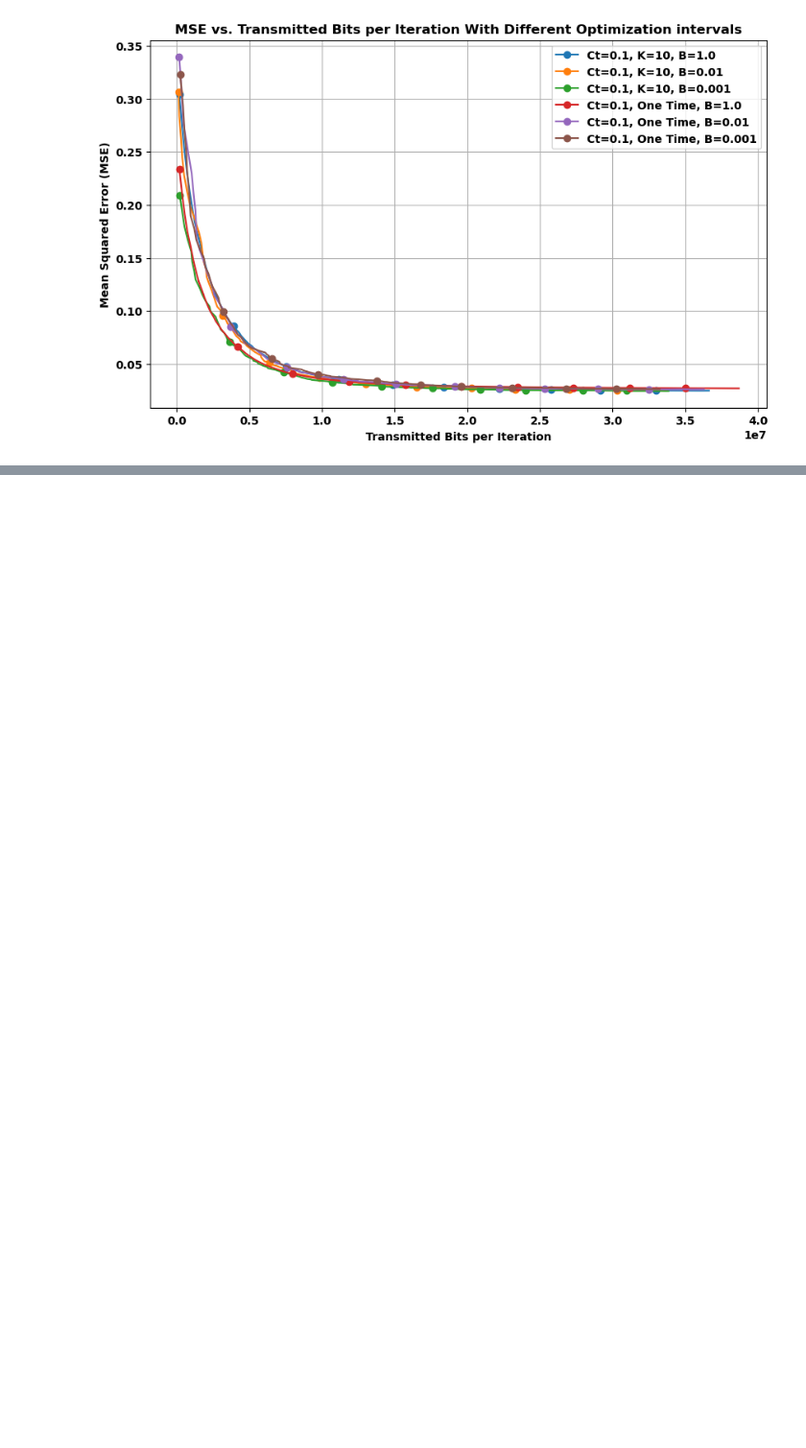
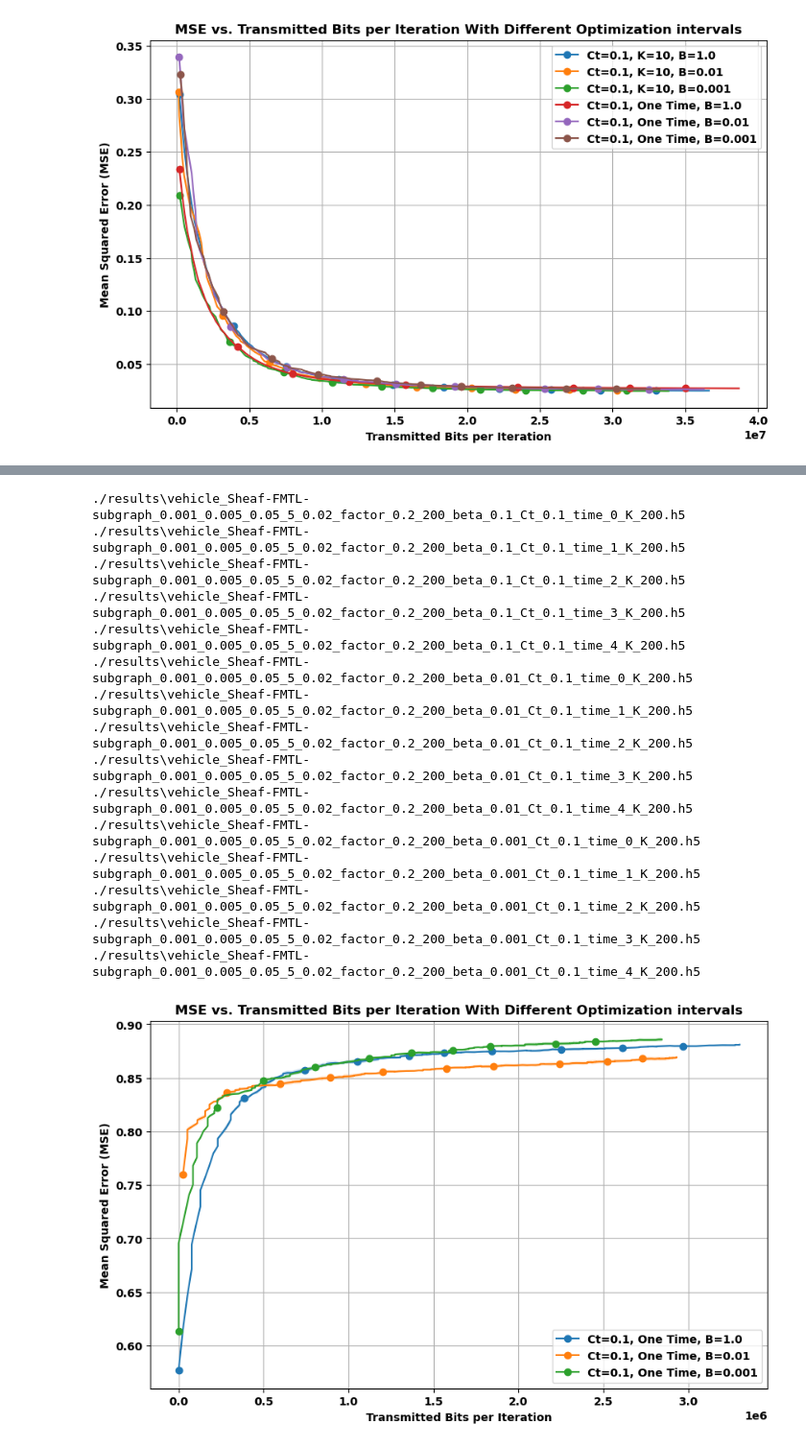
Before and after one commit to abdulmomen-ghalkha/WirelessSheaves, a Jupyter notebook: plots.ipynb, the cells around one changed output, grey strips where cells are left out. Shown at 96% size. Cells and saved outputs as stored; diff of their text form; code cells hidden in the pictures; blank space fills up the shorter version.

Commit message:
Update code, add different model sizes capability

```diff
--- a/plots.ipynb
+++ b/plots.ipynb
@@ -298,0 +320,47 @@ plt.show()
+# %%
+# Define file patterns for different Ct values
+file_patterns = {
+    "Ct=0.1, One Time, B=1.0": "./results/vehicle_Sheaf-FMTL-subgraph_0.001_0.005_0.05_5_0.02_factor_0.2_200_beta_0.1_Ct_0.1_time_*_K_200.h5",
+    "Ct=0.1, One Time, B=0.01": "./results/vehicle_Sheaf-FMTL-subgraph_0.001_0.005_0.05_5_0.02_factor_0.2_200_beta_0.01_Ct_0.1_time_*_K_200.h5",
+    "Ct=0.1, One Time, B=0.001": "./results/vehicle_Sheaf-FMTL-subgraph_0.001_0.005_0.05_5_0.02_factor_0.2_200_beta_0.001_Ct_0.1_time_*_K_200.h5",
+}
+
+# Plotting
+plt.figure(figsize=(10, 6))
+
+for label, file_pattern in file_patterns.items():
+    # Retrieve transmitted bits, mean MSE, and std MSE for the current pattern
+    for filename in glob.glob(file_pattern):
+        print(filename)
+    transmitted_bits, mse_mean, mse_std = get_mse_mean_std(file_pattern)
+
+    # Plot mean with standard deviation
+    plt.plot(transmitted_bits, mse_mean, label=label, marker='o', linestyle='-', markevery=20)
+    plt.fill_between(transmitted_bits, mse_mean - mse_std, mse_mean + mse_std, alpha=0.2)
+
+# Label the plot
+plt.xlabel("Transmitted Bits per Iteration")
+plt.ylabel("Mean Squared Error (MSE)")
+plt.title("MSE vs. Transmitted Bits per Iteration With Different Optimization intervals")
+plt.legend()
+plt.grid(True)
+# Save the plot as a PDF
+plt.savefig("MSE_vs_Transmitted_Bits_Cb.pdf", format="pdf")
+plt.show()
+# %% [output]
+./results\vehicle_Sheaf-FMTL-subgraph_0.001_0.005_0.05_5_0.02_factor_0.2_200_beta_0.1_Ct_0.1_time_0_K_200.h5
+./results\vehicle_Sheaf-FMTL-subgraph_0.001_0.005_0.05_5_0.02_factor_0.2_200_beta_0.1_Ct_0.1_time_1_K_200.h5
+./results\vehicle_Sheaf-FMTL-subgraph_0.001_0.005_0.05_5_0.02_factor_0.2_200_beta_0.1_Ct_0.1_time_2_K_200.h5
+./results\vehicle_Sheaf-FMTL-subgraph_0.001_0.005_0.05_5_0.02_factor_0.2_200_beta_0.1_Ct_0.1_time_3_K_200.h5
+./results\vehicle_Sheaf-FMTL-subgraph_0.001_0.005_0.05_5_0.02_factor_0.2_200_beta_0.1_Ct_0.1_time_4_K_200.h5
+./results\vehicle_Sheaf-FMTL-subgraph_0.001_0.005_0.05_5_0.02_factor_0.2_200_beta_0.01_Ct_0.1_time_0_K_200.h5
+./results\vehicle_Sheaf-FMTL-subgraph_0.001_0.005_0.05_5_0.02_factor_0.2_200_beta_0.01_Ct_0.1_time_1_K_200.h5
+./results\vehicle_Sheaf-FMTL-subgraph_0.001_0.005_0.05_5_0.02_factor_0.2_200_beta_0.01_Ct_0.1_time_2_K_200.h5
+./results\vehicle_Sheaf-FMTL-subgraph_0.001_0.005_0.05_5_0.02_factor_0.2_200_beta_0.01_Ct_0.1_time_3_K_200.h5
+./results\vehicle_Sheaf-FMTL-subgraph_0.001_0.005_0.05_5_0.02_factor_0.2_200_beta_0.01_Ct_0.1_time_4_K_200.h5
+./results\vehicle_Sheaf-FMTL-subgraph_0.001_0.005_0.05_5_0.02_factor_0.2_200_beta_0.001_Ct_0.1_time_0_K_200.h5
+./results\vehicle_Sheaf-FMTL-subgraph_0.001_0.005_0.05_5_0.02_factor_0.2_200_beta_0.001_Ct_0.1_time_1_K_200.h5
+./results\vehicle_Sheaf-FMTL-subgraph_0.001_0.005_0.05_5_0.02_factor_0.2_200_beta_0.001_Ct_0.1_time_2_K_200.h5
+./results\vehicle_Sheaf-FMTL-subgraph_0.001_0.005_0.05_5_0.02_factor_0.2_200_beta_0.001_Ct_0.1_time_3_K_200.h5
+./results\vehicle_Sheaf-FMTL-subgraph_0.001_0.005_0.05_5_0.02_factor_0.2_200_beta_0.001_Ct_0.1_time_4_K_200.h5
+[figure, added]
```
Also changed, not shown: parts of 5 cells of this notebook, 17 other files.
